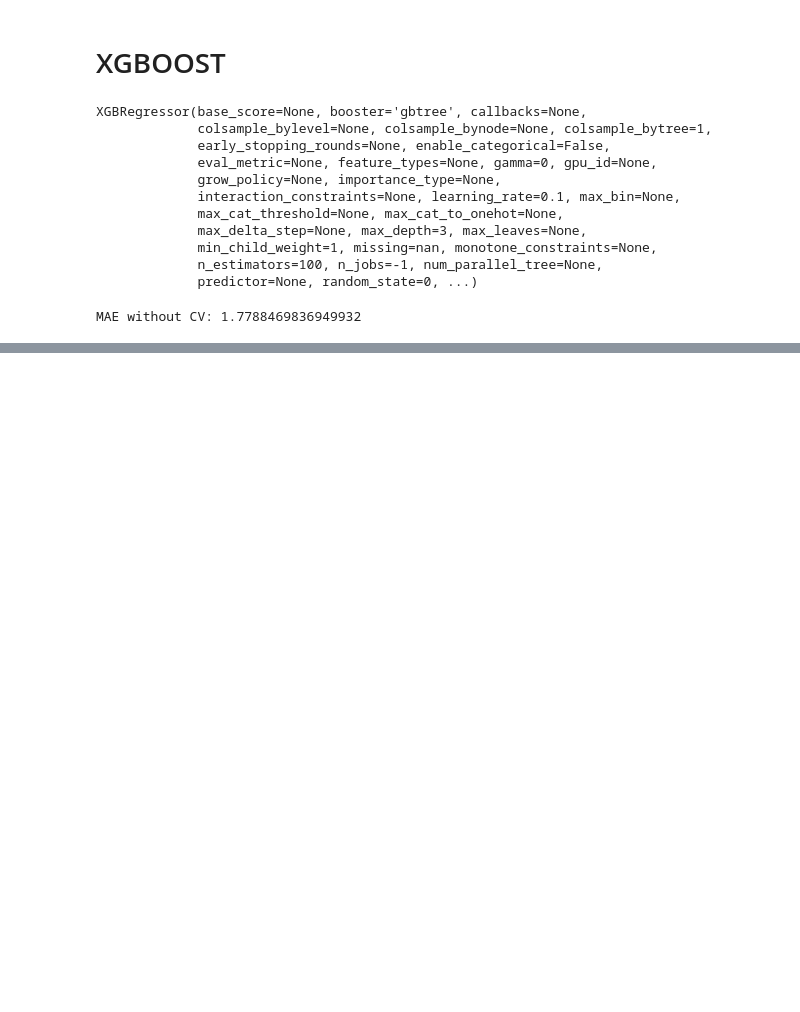
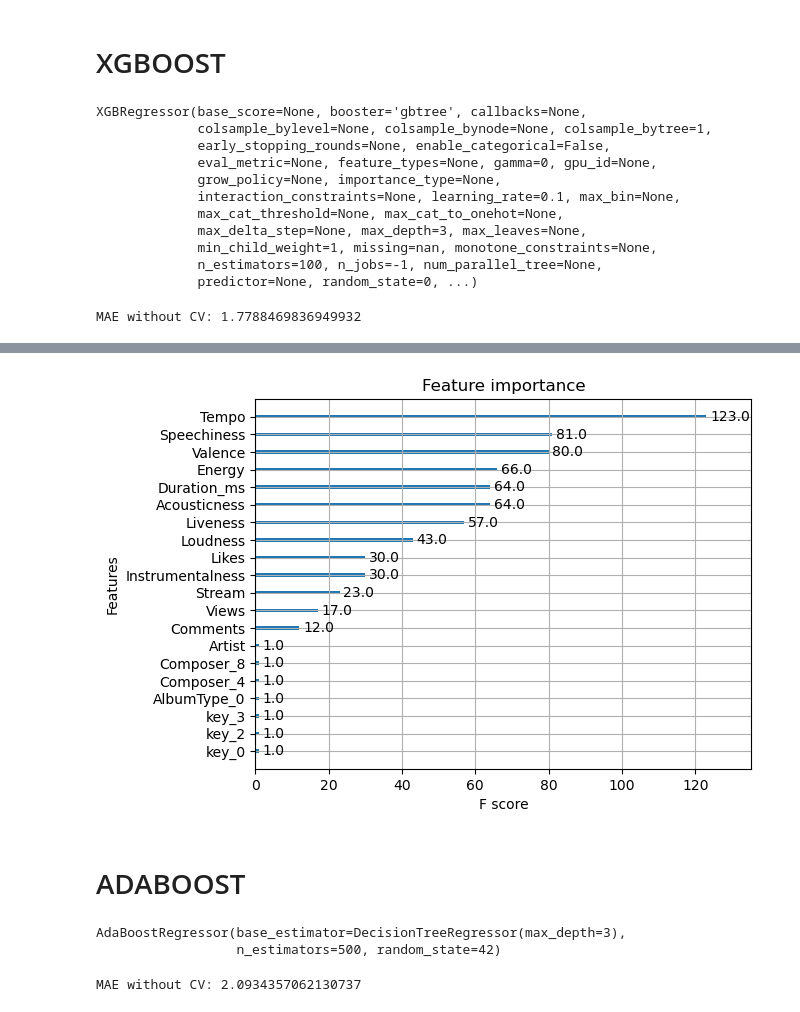
Before and after one commit to sormazabal/Konfusion, a Jupyter notebook: imputationFunction.ipynb, the cells around one changed output, grey strips where cells are left out. Saved outputs shown, nothing was run; the diff lists cells and outputs as text; code cells hidden in the pictures; blank space fills up the shorter version.

Commit message:
feat importance, starting lightgbm

```diff
--- a/imputationFunction.ipynb
+++ b/imputationFunction.ipynb
@@ -317,3 +329,11 @@ MAE without CV: 1.7788469836949932
+# %%
+# plot feature importance
+from xgboost import plot_importance
+from matplotlib import pyplot
+plot_importance(best_model)
+pyplot.show()
+# %% [output]
+[figure, added]
 # %%
 # Use the forest's predict method on the test data
 predictionsTest = best_model.predict(testScaled)
@@ -327,3 +347,22 @@ preds = pd.DataFrame(preds, columns=['Danceability'])
 preds['id'] = preds.index + 17170
 preds = preds[['id', 'Danceability']]
 preds.to_csv('submission.csv', index=False)
+# %% [markdown]
+# ADABOOST
+# %%
+from sklearn.tree import DecisionTreeRegressor
+from sklearn.ensemble import AdaBoostRegressor
+base_estimator = DecisionTreeRegressor(max_depth=3, splitter='best', min_samples_split=2)
+model = AdaBoostRegressor(base_estimator=base_estimator,n_estimators=500, random_state=42) #n_estimators = 1000, random_state = 42
+model.fit(train_features, train_labels)
+# %% [output]
+AdaBoostRegressor(base_estimator=DecisionTreeRegressor(max_depth=3),
+                  n_estimators=500, random_state=42)
+# %%
+
+preds = model.predict(test_features)
+mae = mean_absolute_error(test_labels, preds)
+print(f"MAE without CV: {mae}")
+# does worse
+# %% [output]
+MAE without CV: 2.0934357062130737
```
Also changed, not shown: parts of 3 cells of this notebook.
